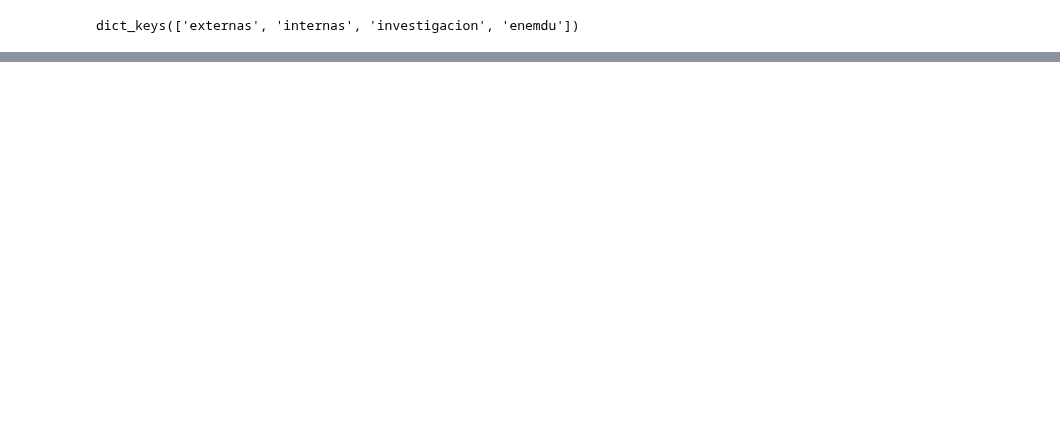
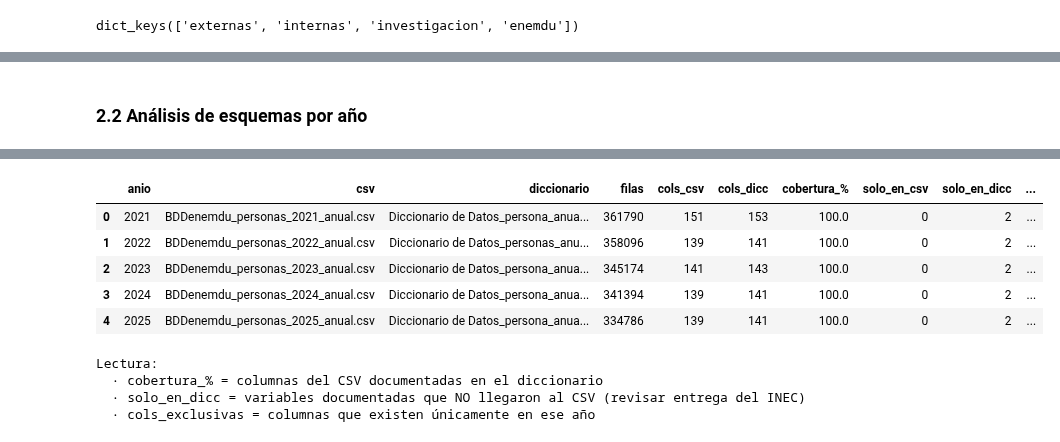
Before and after one commit to MichelleLuzA/ucuenca-sabe, a Jupyter notebook: notebooks/01_download_kaggle_enemdu.ipynb, the cells around one changed output, grey strips where cells are left out. Saved outputs shown, nothing was run; the diff lists cells and outputs as text; code cells hidden in the pictures; blank space fills up the shorter version.

```diff
--- a/notebooks/01_download_kaggle_enemdu.ipynb
+++ b/notebooks/01_download_kaggle_enemdu.ipynb
@@ -58,0 +147,12 @@ dict_keys(['externas', 'internas', 'investigacion', 'enemdu'])
+# %% [markdown]
+### 2.2 Análisis de esquemas por año
+# %%
+schemas = analyzer.analyze_all()
+resumen = analyzer.summary()
+display(resumen)
+
+print("Lectura:")
+print("  · cobertura_% = columnas del CSV documentadas en el diccionario")
+print("  · solo_en_dicc = variables documentadas que NO llegaron al CSV (revisar entrega del INEC)")
+print("  · cols_exclusivas = columnas que existen únicamente en ese año")
+# %% [output]
@@ -58,0 +164,10 @@ dict_keys(['externas', 'internas', 'investigacion', 'enemdu'])
+|  | anio | csv | diccionario | filas | cols_csv | cols_dicc | cobertura_% | solo_en_csv | solo_en_dicc | ... |
+| 0 | 2021 | BDDenemdu_personas_2021_anual.csv | Diccionario de Datos_persona_anua... | 361790 | 151 | 153 | 100.0 | 0 | 2 | ... |
+| 1 | 2022 | BDDenemdu_personas_2022_anual.csv | Diccionario de Datos_personas_anu... | 358096 | 139 | 141 | 100.0 | 0 | 2 | ... |
+| 2 | 2023 | BDDenemdu_personas_2023_anual.csv | Diccionario de Datos_persona_anua... | 345174 | 141 | 143 | 100.0 | 0 | 2 | ... |
+| 3 | 2024 | BDDenemdu_personas_2024_anual.csv | Diccionario de Datos_persona_anua... | 341394 | 139 | 141 | 100.0 | 0 | 2 | ... |
+| 4 | 2025 | BDDenemdu_personas_2025_anual.csv | Diccionario de Datos_persona_anua... | 334786 | 139 | 141 | 100.0 | 0 | 2 | ... |
+Lectura:
+  · cobertura_% = columnas del CSV documentadas en el diccionario
+  · solo_en_dicc = variables documentadas que NO llegaron al CSV (revisar entrega del INEC)
+  · cols_exclusivas = columnas que existen únicamente en ese año
```
Also changed, not shown: parts of 50 cells of this notebook, 22 other files.
